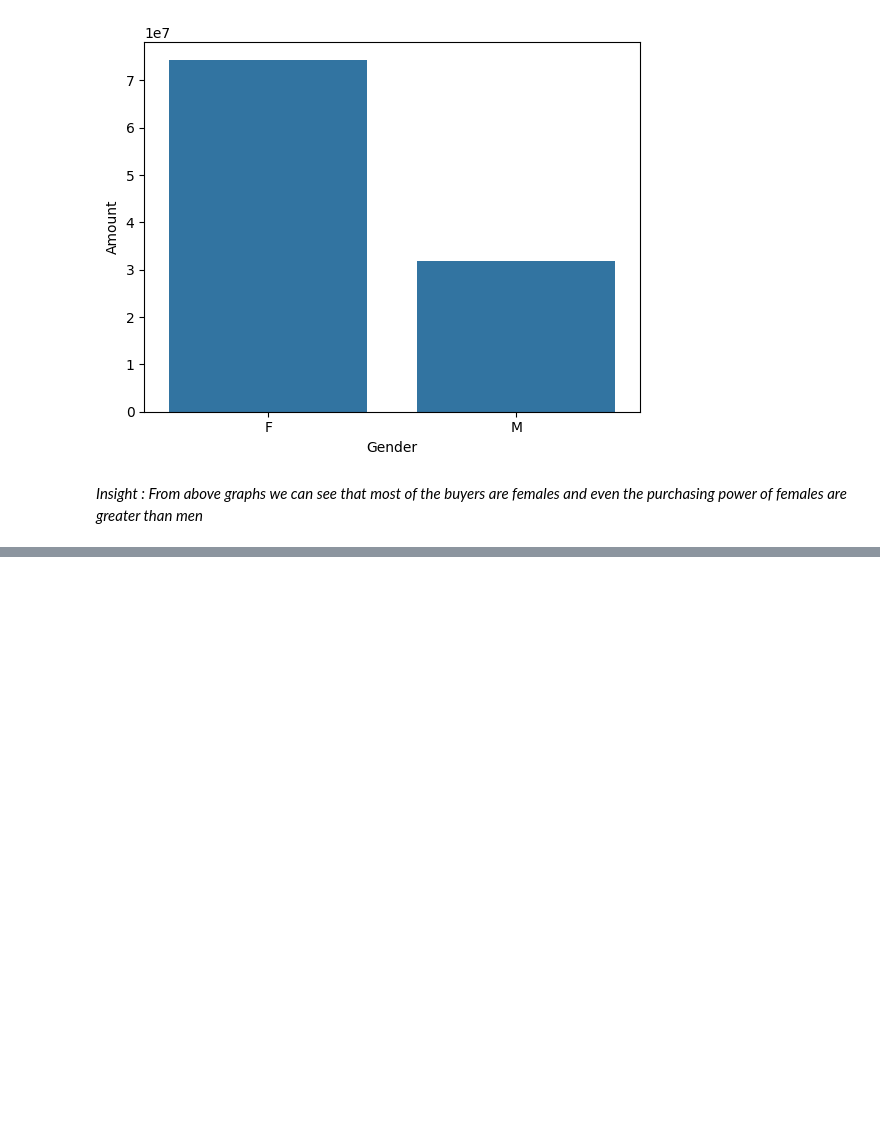
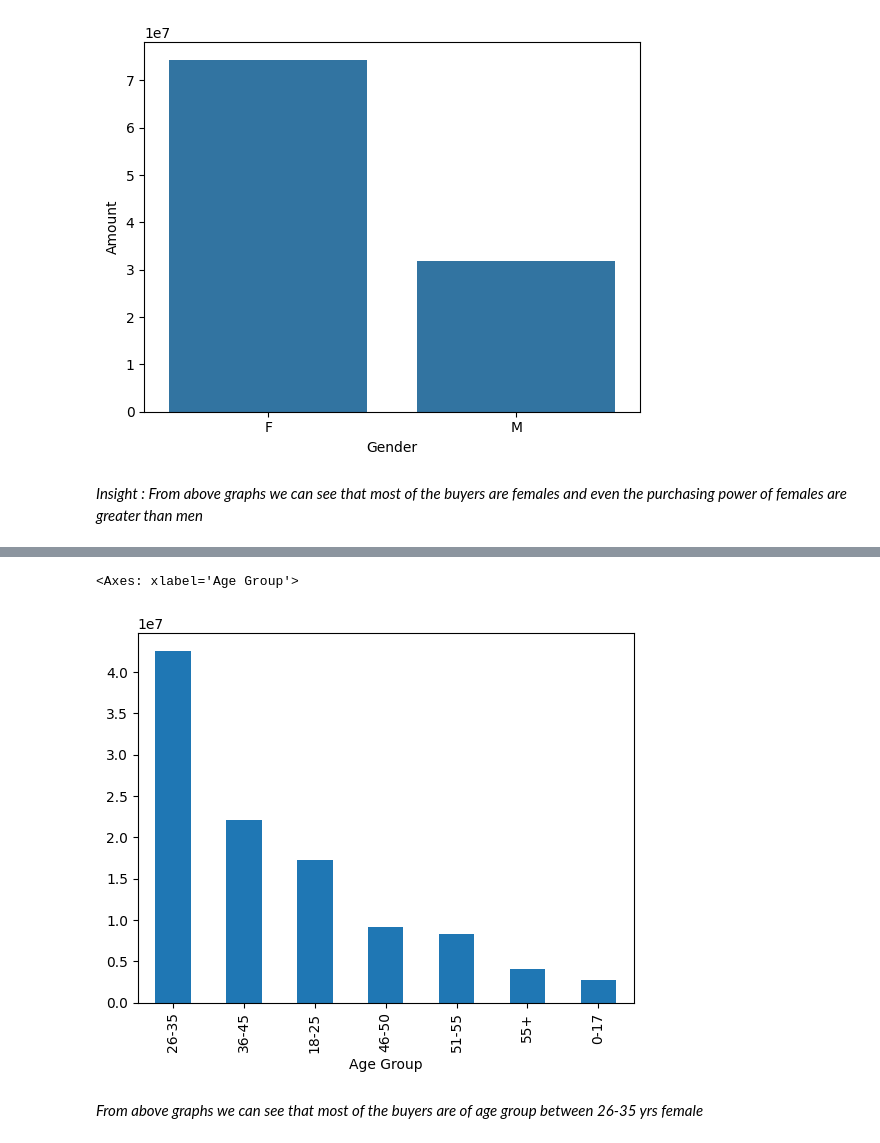
Before and after one commit to Kamal-Damani/Diwali_Customer_Analytics_Python, a Jupyter notebook: Diwali_Sales_analysis_Pandas.ipynb, the cells around one changed output, grey strips where cells are left out. Drawn from its saved outputs; the diff is of its cells as text; code cells hidden in the pictures; blank space fills up the shorter version.

```diff
--- a/Diwali_Sales_analysis_Pandas.ipynb
+++ b/Diwali_Sales_analysis_Pandas.ipynb
@@ -183,0 +192,8 @@ sns.barplot(x="Gender",y="Amount",data=gender_sales)
+# %%
+#Amount by Age Group
+df.groupby(["Age Group"])["Amount"].sum().sort_values(ascending=False).plot(kind="bar")
+# %% [output]
+<Axes: xlabel='Age Group'>
+[figure, added]
+# %% [markdown]
+*From above graphs we can see that most of the buyers are of age group between 26-35 yrs female*
```
Also changed, not shown: parts of 2 cells of this notebook.
